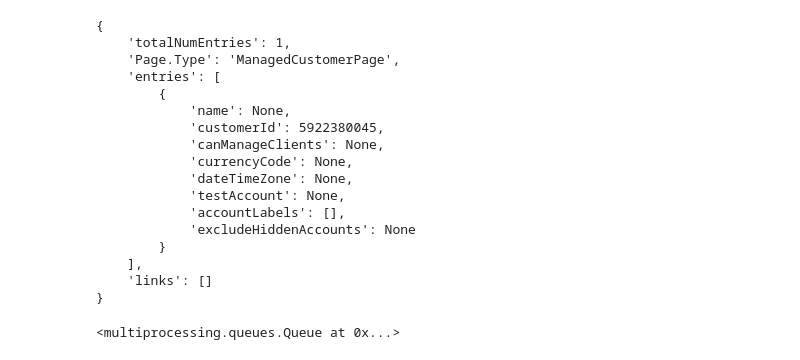
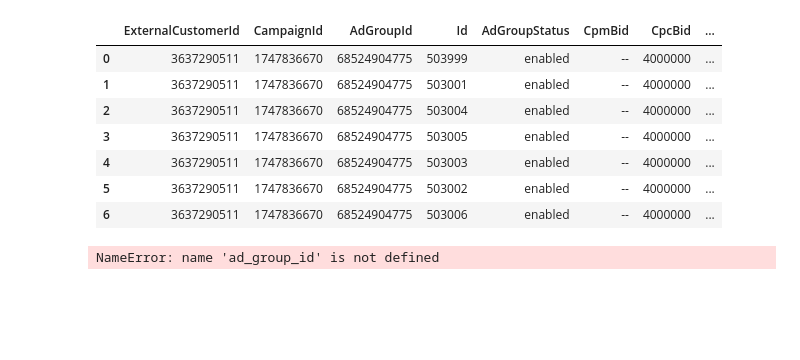
Before and after one commit to TimJLS/adset_interest_parse, a Jupyter notebook: ai_optimizer/GDN.ipynb, the cells around one changed output. Saved outputs shown, nothing was run; the diff lists cells and outputs as text; code cells hidden in the pictures; blank space fills up the shorter version.

```diff
--- a/ai_optimizer/GDN.ipynb
+++ b/ai_optimizer/GDN.ipynb
@@ -330,21 +241,0 @@ GetCustomerIDs(ad_client)
-# %%
-GetCustomerIDs(client)
-# %% [output]
-{
-    'totalNumEntries': 1,
-    'Page.Type': 'ManagedCustomerPage',
-    'entries': [
-        {
-            'name': None,
-            'customerId': 5922380045,
-            'canManageClients': None,
-            'currencyCode': None,
-            'dateTimeZone': None,
-            'testAccount': None,
-            'accountLabels': [],
-            'excludeHiddenAccounts': None
-        }
-    ],
-    'links': []
-}
-<multiprocessing.queues.Queue at 0x...>
@@ -350,0 +379,11 @@ GetCustomerIDs(client)
+# %%
+adgroup_insights
+# %% [output]
+|  | ExternalCustomerId | CampaignId | AdGroupId | Id | AdGroupStatus | CpmBid | CpcBid | ... |
+| 0 | 3637290511 | 1747836670 | 68524904775 | 503999 | enabled | -- | 4000000 | ... |
+| 1 | 3637290511 | 1747836670 | 68524904775 | 503001 | enabled | -- | 4000000 | ... |
+| 2 | 3637290511 | 1747836670 | 68524904775 | 503004 | enabled | -- | 4000000 | ... |
+| 3 | 3637290511 | 1747836670 | 68524904775 | 503005 | enabled | -- | 4000000 | ... |
+| 4 | 3637290511 | 1747836670 | 68524904775 | 503003 | enabled | -- | 4000000 | ... |
+| 5 | 3637290511 | 1747836670 | 68524904775 | 503002 | enabled | -- | 4000000 | ... |
+| 6 | 3637290511 | 1747836670 | 68524904775 | 503006 | enabled | -- | 4000000 | ... |
@@ -350,0 +394,26 @@ GetCustomerIDs(client)
+# %%
+client = adwords.AdWordsClient.LoadFromStorage(AUTH_FILE_PATH)
+ad_group_service = client.GetService('AdGroupService', version='v201809')
+
+# Construct operations and update an ad group.
+operations = [{
+    'operator': 'SET',
+    'operand': {
+        'id': ad_group_id,
+        'status': 'ACTIVE'
+    }
+}]
+
+if bid_micro_amount:
+    operations[0]['operand']['biddingStrategyConfiguration'] = {
+      'bids': [{
+          'xsi_type': 'CpcBid',
+          'bid': {
+              'microAmount': bid_micro_amount,
+          }
+      }]
+    }
+
+ad_groups = ad_group_service.mutate(operations)
+# %% [output]
+NameError: name 'ad_group_id' is not defined
```
Also changed, not shown: parts of 21 cells of this notebook, 21 other files.
